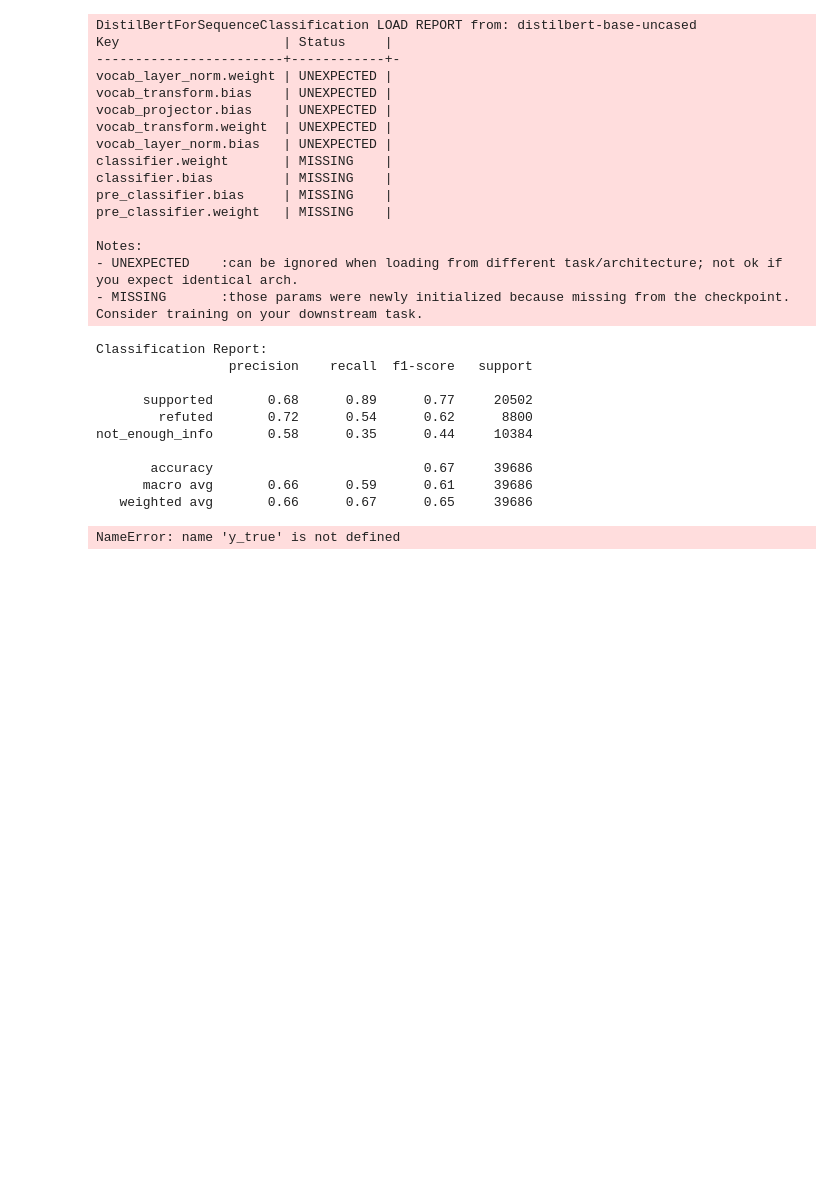
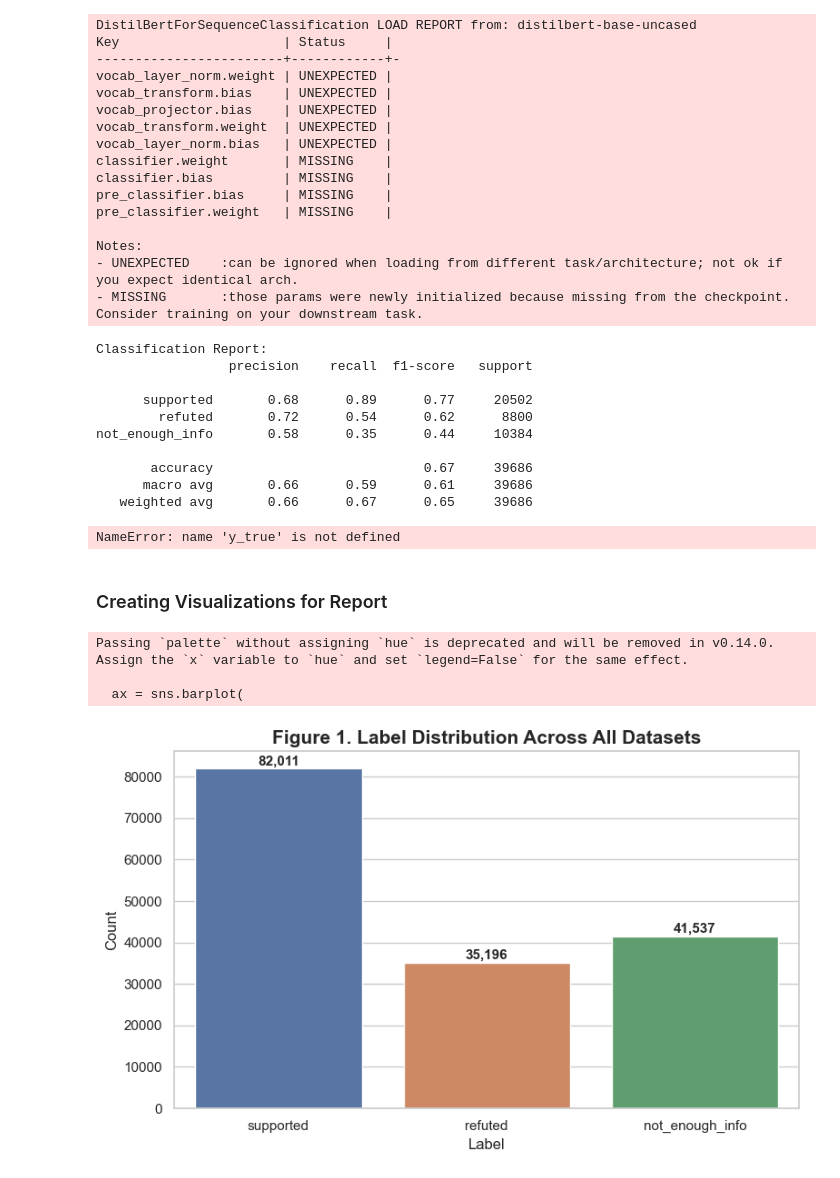
Before and after one commit to danieljjazowski/misinformationClassification, a Jupyter notebook: modeling.ipynb, the cells around one changed output. Drawn from its saved outputs; the diff is of its cells as text; code cells hidden in the pictures; blank space fills up the shorter version.

```diff
--- a/modeling.ipynb
+++ b/modeling.ipynb
@@ -970,3 +906,44 @@ sns.barplot(x=["supported","refuted","not_enough_info"], y=f1)
 plt.title("Per‑Label F1 Scores")
 plt.ylim(0,1)
 plt.show()
+# %% [markdown]
+### Creating Visualizations for Report
+# %%
+# Use your DataFrame
+df = full_df.copy()
+
+# Clean style
+sns.set_theme(style="whitegrid")
+
+# Order labels exactly as you used them
+label_order = ['supported', 'refuted', 'not_enough_info']
+
+# Count labels
+label_counts = df['label'].value_counts().reindex(label_order)
+
+# Create figure
+plt.figure(figsize=(8, 5))
+ax = sns.barplot(
+    x=label_counts.index,
+    y=label_counts.values,
+    palette=["#4C72B0", "#DD8452", "#55A868"]
+)
+
+# Title and labels
+plt.title("Figure 1. Label Distribution Across All Datasets", fontsize=15, weight='bold')
+plt.xlabel("Label", fontsize=12)
+plt.ylabel("Count", fontsize=12)
+
+# Add value labels above bars
+for i, v in enumerate(label_counts.values):
+    ax.text(i, v + max(label_counts.values)*0.01, f"{v:,}",
+            ha='center', fontsize=11, weight='semibold')
+
+# Clean layout
+plt.tight_layout()
+plt.show()
+# %% [output]
+Passing `palette` without assigning `hue` is deprecated and will be removed in v0.14.0. Assign the `x` variable to `hue` and set `legend=False` for the same effect.
+
+  ax = sns.barplot(
+[figure, added]
```
Also changed, not shown: parts of 10 cells of this notebook.
